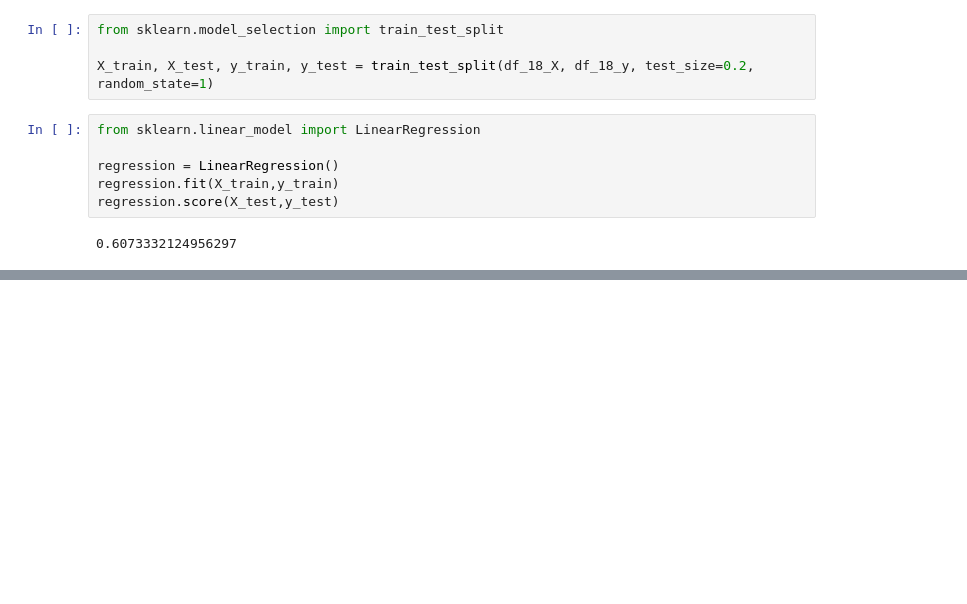
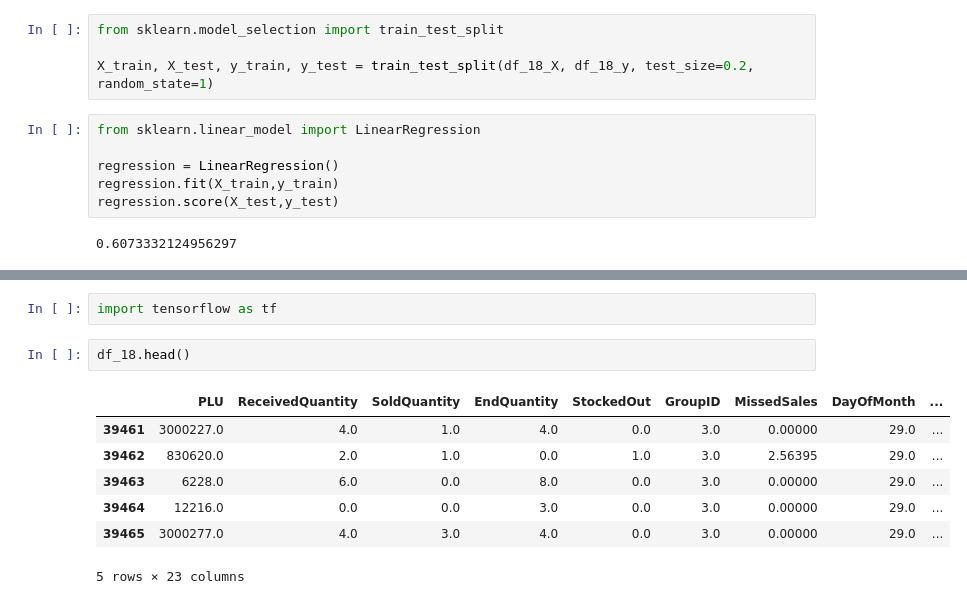
Before and after one commit to adityabommaraju/MachineLearning, a Jupyter notebook: AI-project section -2 .ipynb, the cells around one changed output, grey strips where cells are left out. Cells and saved outputs as stored; diff of their text form; blank space fills up the shorter version.

```diff
--- a/AI-project section -2 .ipynb
+++ b/AI-project section -2 .ipynb
@@ -198,0 +188,12 @@ df_temp
+# %%
+import tensorflow as tf
+# %%
+df_18.head()
+# %% [output]
+|  | PLU | ReceivedQuantity | SoldQuantity | EndQuantity | StockedOut | GroupID | MissedSales | DayOfMonth | ... |
+| 39461 | 3000227.0 | 4.0 | 1.0 | 4.0 | 0.0 | 3.0 | 0.00000 | 29.0 | ... |
+| 39462 | 830620.0 | 2.0 | 1.0 | 0.0 | 1.0 | 3.0 | 2.56395 | 29.0 | ... |
+| 39463 | 6228.0 | 6.0 | 0.0 | 8.0 | 0.0 | 3.0 | 0.00000 | 29.0 | ... |
+| 39464 | 12216.0 | 0.0 | 0.0 | 3.0 | 0.0 | 3.0 | 0.00000 | 29.0 | ... |
+| 39465 | 3000277.0 | 4.0 | 3.0 | 4.0 | 0.0 | 3.0 | 0.00000 | 29.0 | ... |
+5 rows × 23 columns
```
Also changed, not shown: parts of 5 cells of this notebook.
